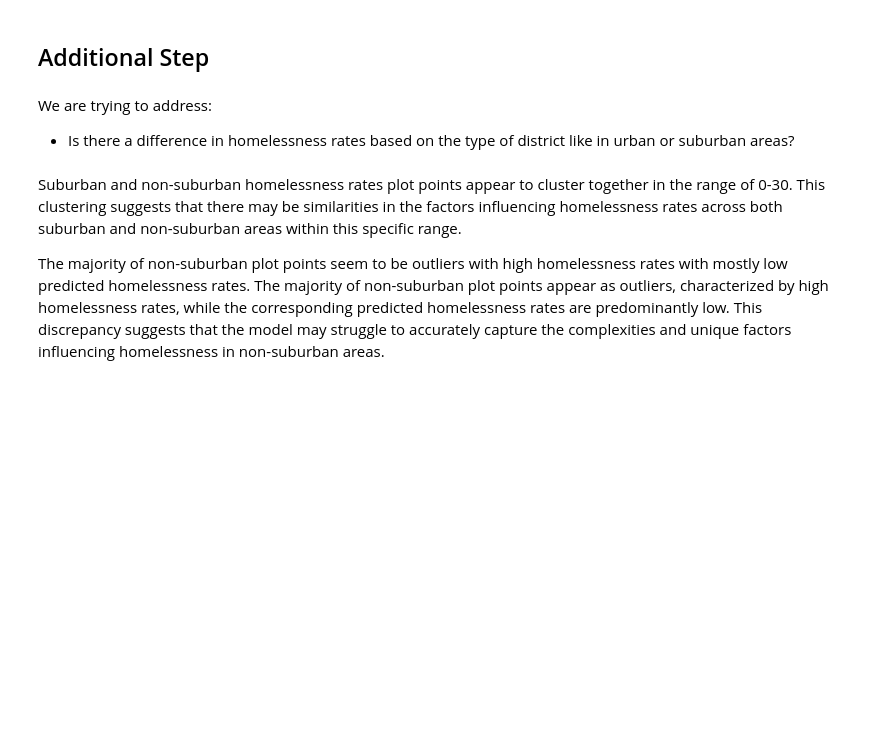
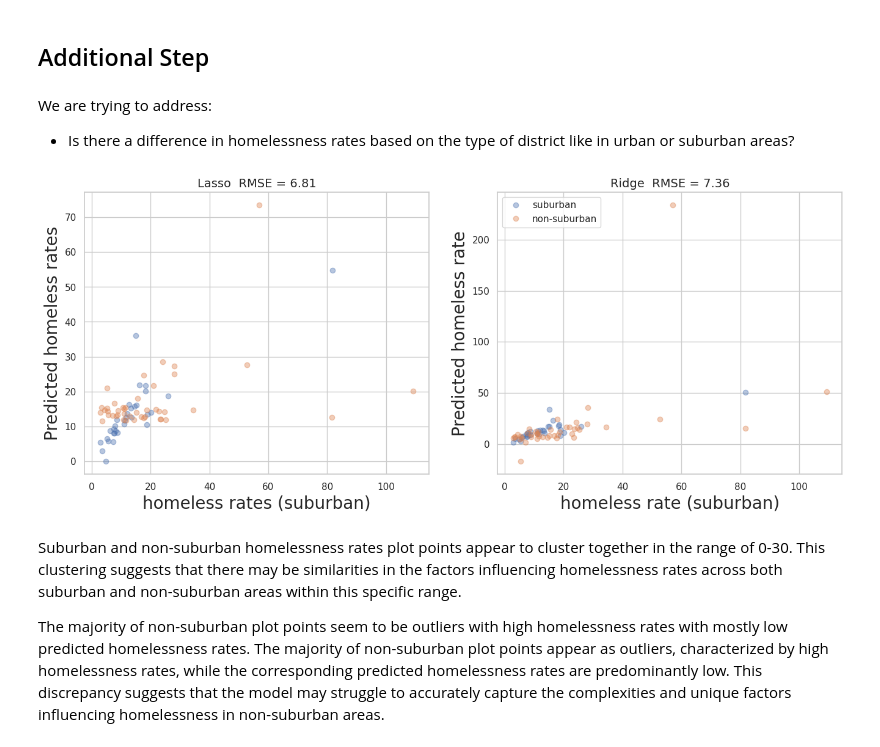
Before and after one commit to fawniechau/Homelessness, a Jupyter notebook: chau_homelessness_data_analysis.ipynb, the cells around one changed output. Cells and saved outputs as stored; diff of their text form; code cells hidden in the pictures; blank space fills up the shorter version.

```diff
--- a/chau_homelessness_data_analysis.ipynb
+++ b/chau_homelessness_data_analysis.ipynb
@@ -529,14 +584,13 @@ xgb.to_graphviz(model_xgb, num_trees=1)
 We are trying to address:
 * Is there a difference in homelessness rates based on the type of district like in urban or suburban areas?
 # %%
-# Selecting data for suburban areas
 X = df.drop(columns = ['coc_number', 'rate_homeless']).loc[df['suburban'] == 1]
 y = df['rate_homeless'].loc[df['suburban'] == 1]
 
-# Train test splitting the data
+# Train test splitting
 X_train, X_test, y_train, y_test = train_test_split(X, y, test_size=.2, random_state = 8647)
 
-# Scaling the data
+# Scaling the Data
 scaler = RobustScaler().fit(X_train)
 X_train = scaler.transform(X_train)
 X_test = scaler.transform(X_test)
@@ -546,23 +600,22 @@ model = sm.OLS(y_train, sm.add_constant(X_train)).fit()
 variables = X.columns
 variables = np.insert(variables, 0, 'intercept')
 
+
 # Computing MSE, RMSE, and R^2
 MSE = mean_squared_error(y_test, model.predict(sm.add_constant(X_test)))
 RMSE = np.sqrt(MSE)
 R_squared = r2_score(y_test, model.predict(sm.add_constant(X_test)))
-
-# Creating array of alpha values
 alphas = 10**np.linspace(-4,2,10)
-
-# Initializing and fitting Lasso Regression method
 lasso = Lasso(max_iter = 100000)
 coefs = []
 
+# Creating array of alpha values
 for a in alphas:
     lasso.set_params(alpha=a)
     lasso.fit(X_train, y_train)
     coefs.append(lasso.coef_)
 
+# Initializing and fitting Lasso Regression method
 lassocv = LassoCV(alphas = None, cv = 5, max_iter = 100_000)
 lassocv.fit(X_train, y_train)
 lassocv.alpha_
@@ -583,15 +636,15 @@ plt.figure(figsize=(16,6))
 # Plotting Lasso predictions
 plt.subplot(1,2,1)
 plt.plot(y_test, lasso_reg.predict(X_test),'o', alpha = 0.4, label = "suburban")
-plt.xlabel('Homelessness Rates',fontsize = 20)
-plt.ylabel('Predicted Homeless Rates',fontsize = 20)
+plt.xlabel('homeless rates (suburban)',fontsize = 20)
+plt.ylabel('Predicted homeless rates',fontsize = 20)
 plt.title('Lasso' + ' ' + ' RMSE = ' + str(RMSE_lasso.round(2)),fontsize = 14)
 
 # Plotting Ridge predictions
 plt.subplot(1,2,2)
 plt.plot(y_test, ridge_reg.predict(X_test),'o', alpha = 0.4, label = "suburban")
-plt.xlabel('Homelessness Rate',fontsize = 20)
-plt.ylabel('Predicted Homeless Rate',fontsize = 20)
+plt.xlabel('homeless rate (suburban)',fontsize = 20)
+plt.ylabel('Predicted homeless rate',fontsize = 20)
 plt.title('Ridge' + ' ' + ' RMSE = ' + str(RMSE_ridge.round(2)),fontsize = 14);
 
 X = df.drop(columns = ['coc_number', 'rate_homeless']).loc[df['suburban'] == 0]
@@ -607,34 +660,36 @@ MSE = mean_squared_error(y_test, model.predict(sm.add_constant(X_test)))
 RMSE = np.sqrt(MSE)
 R_squared = r2_score(y_test, model.predict(sm.add_constant(X_test)))
 alphas = 10**np.linspace(-4,2,10)
 lasso = Lasso(max_iter = 100000)
 coefs = []
 
 lassocv = LassoCV(alphas = None, cv = 5, max_iter = 100_000)
 lassocv.fit(X_train, y_train)
 lassocv.alpha_
 lasso_reg = Lasso(alpha = lassocv.alpha_).fit(X_train, y_train)
 coefficients = lasso_reg.coef_.round(3)
 coefficients = np.insert(coefficients, 0, lasso_reg.intercept_.round(4))
 
 variables = X.columns
 variables = np.insert(variables, 0, 'intercept')
 MSE_lasso = mean_squared_error(y_test, lasso_reg.predict(X_test))
 RMSE_lasso = np.sqrt(MSE_lasso)
 R_squared_lasso = r2_score(y_test, lasso_reg.predict(X_test))
 
 #Lasso
-plt.subplot(1,2,1) # first subplot
+plt.subplot(1,2,1) #first subplot
 plt.plot(y_test, lasso_reg.predict(X_test),'o', alpha = 0.4, label = "non-suburban")
 
 # Ridge
 plt.subplot(1,2,2) # second subplot
 plt.plot(y_test, ridge_reg.predict(X_test),'o', alpha = 0.4, label = "non-suburban")
 
 plt.subplots_adjust(hspace = 0.5)
 
 plt.legend(loc="upper left") # adding legend
 plt.show()
+# %% [output]
+[figure, added]
 # %% [markdown]
 Suburban and non-suburban homelessness rates plot points appear to cluster together in the range of 0-30. This clustering suggests that there may be similarities in the factors influencing homelessness rates across both suburban and non-suburban areas within this specific range.
 
```
Also changed, not shown: parts of 8 cells of this notebook.
